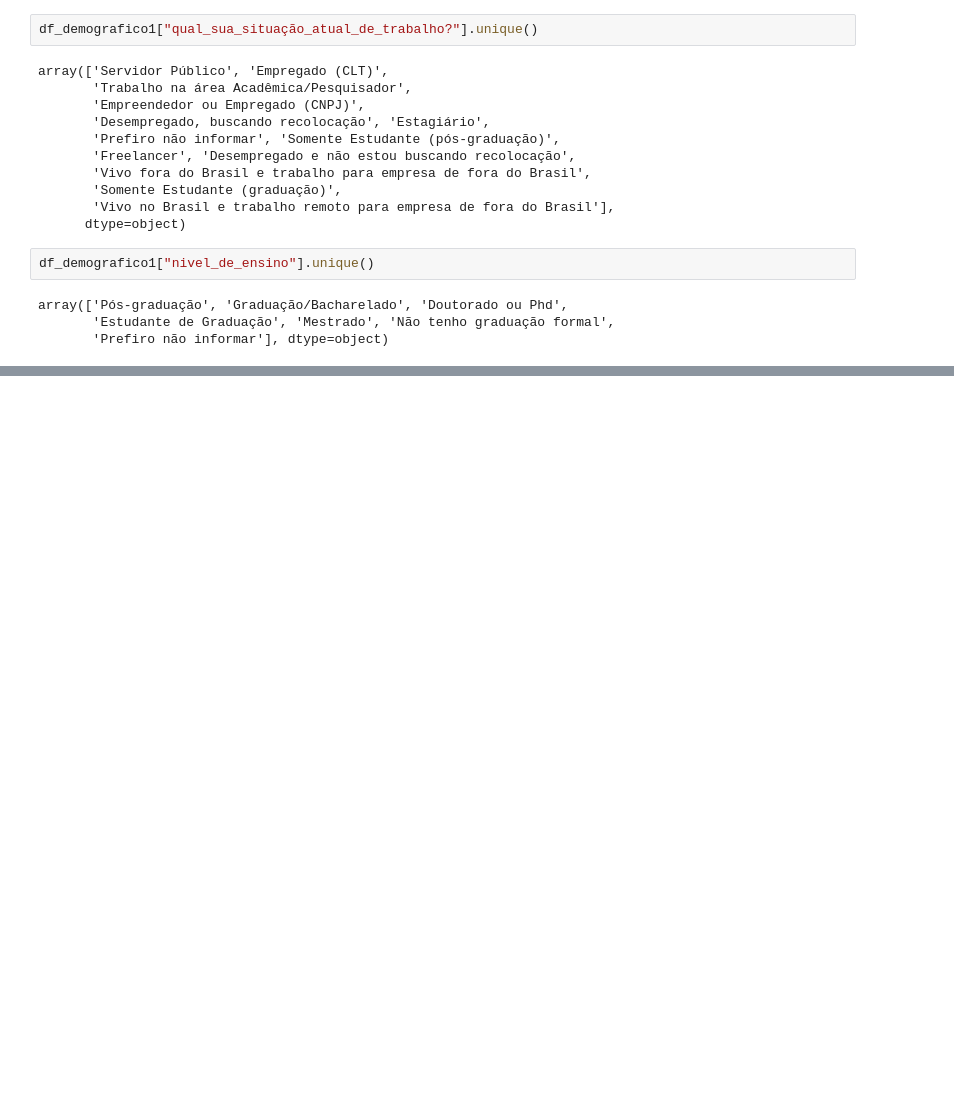
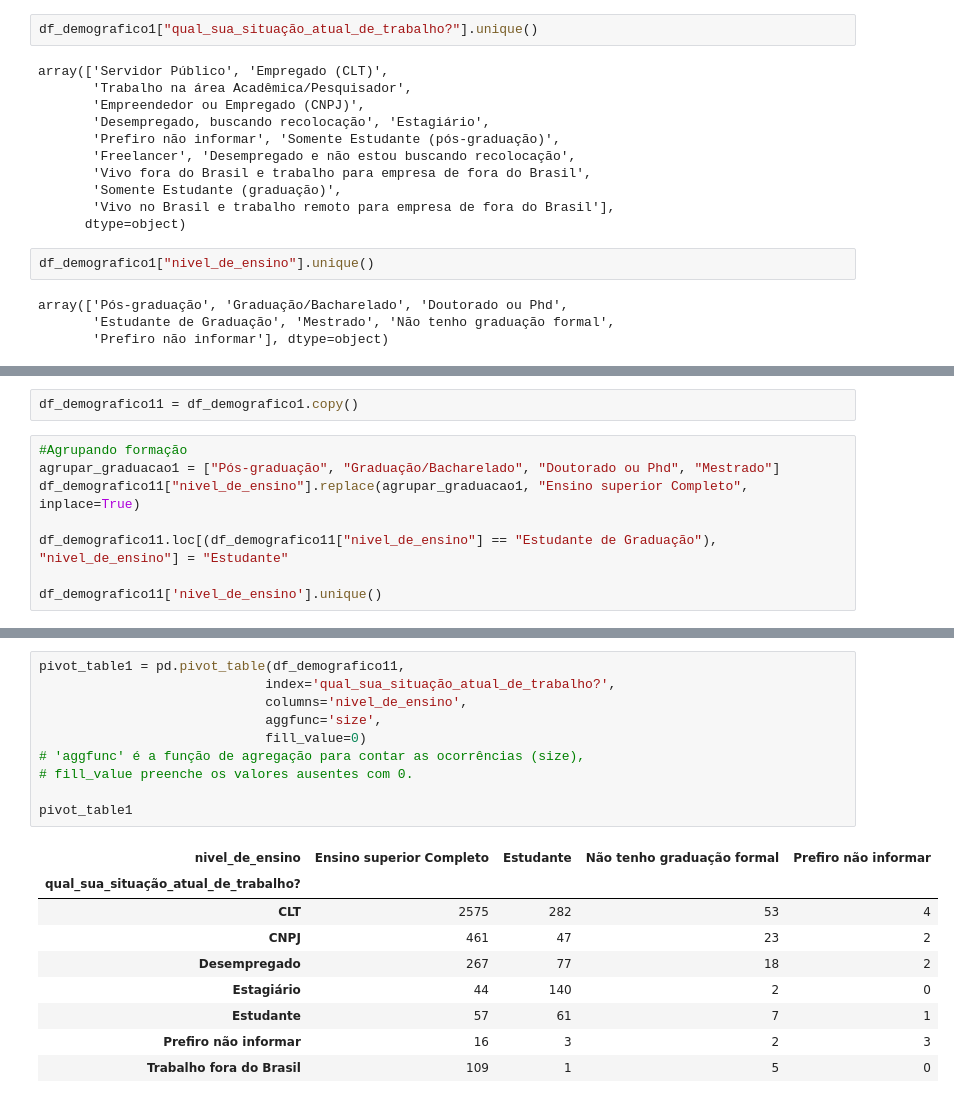
Before and after one commit to mariah-moreira/projeto_grupo_2, a Jupyter notebook: projeto_data_tech.ipynb, the cells around one changed output, grey strips where cells are left out. Saved outputs shown, nothing was run; the diff lists cells and outputs as text; blank space fills up the shorter version.

```diff
--- a/projeto_data_tech.ipynb
+++ b/projeto_data_tech.ipynb
@@ -212,0 +187,10 @@ df_demografico1.head()
+# %%
+df_demografico11 = df_demografico1.copy()
+# %%
+#Agrupando formação
+agrupar_graduacao1 = ["Pós-graduação", "Graduação/Bacharelado", "Doutorado ou Phd", "Mestrado"]
+df_demografico11["nivel_de_ensino"].replace(agrupar_graduacao1, "Ensino superior Completo", inplace=True)
+
+df_demografico11.loc[(df_demografico11["nivel_de_ensino"] == "Estudante de Graduação"), "nivel_de_ensino"] = "Estudante"
+
+df_demografico11['nivel_de_ensino'].unique()
@@ -212,0 +219,20 @@ df_demografico1.head()
+# %%
+pivot_table1 = pd.pivot_table(df_demografico11,
+                             index='qual_sua_situação_atual_de_trabalho?',
+                             columns='nivel_de_ensino',
+                             aggfunc='size',
+                             fill_value=0)
+# 'aggfunc' é a função de agregação para contar as ocorrências (size),
+# fill_value preenche os valores ausentes com 0.
+
+pivot_table1
+# %% [output]
+| nivel_de_ensino | Ensino superior Completo | Estudante | Não tenho graduação formal | Prefiro não informar |
+| qual_sua_situação_atual_de_trabalho? |  |  |  |  |
+| CLT | 2575 | 282 | 53 | 4 |
+| CNPJ | 461 | 47 | 23 | 2 |
+| Desempregado | 267 | 77 | 18 | 2 |
+| Estagiário | 44 | 140 | 2 | 0 |
+| Estudante | 57 | 61 | 7 | 1 |
+| Prefiro não informar | 16 | 3 | 2 | 3 |
+| Trabalho fora do Brasil | 109 | 1 | 5 | 0 |
```
Also changed, not shown: parts of 21 cells of this notebook.
